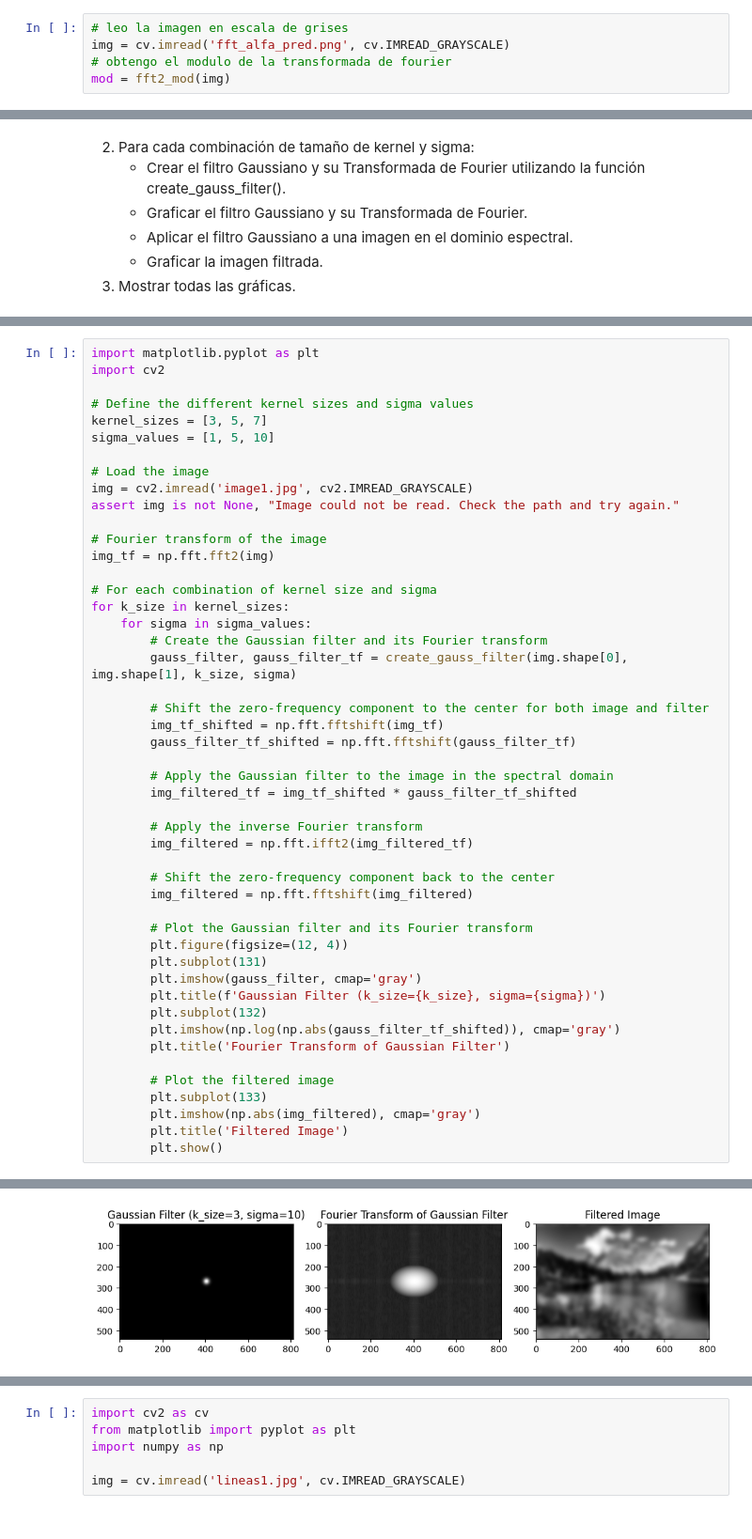
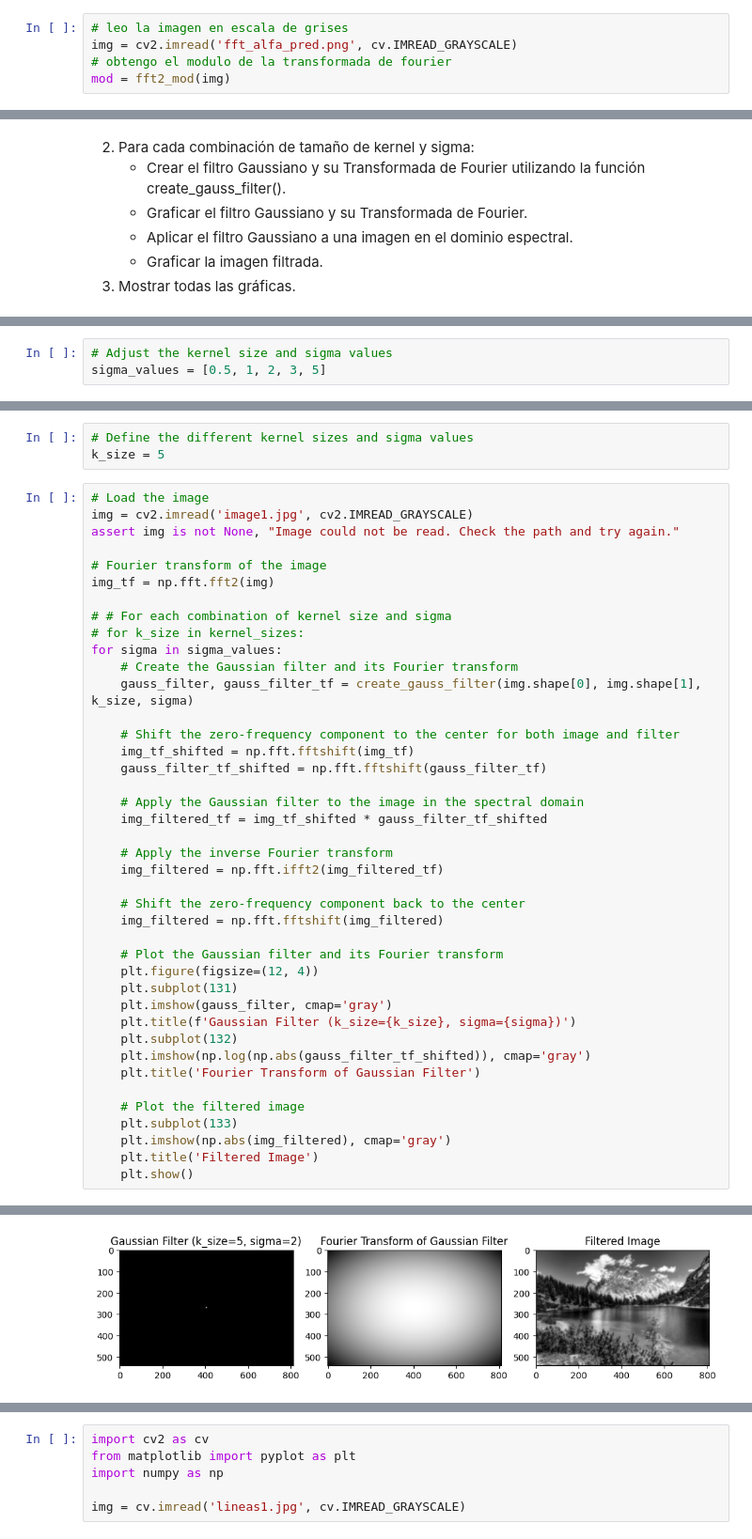
Before and after one commit to FIUBA-Posgrado-Inteligencia-Artificial/vision_computadora_I, a Jupyter notebook: Codigo/Clase3/03.Fourier.ipynb, the cells around one changed output, grey strips where cells are left out. Shown at 94% size. Drawn from its saved outputs; the diff is of its cells as text.

```diff
--- a/Codigo/Clase3/03.Fourier.ipynb
+++ b/Codigo/Clase3/03.Fourier.ipynb
@@ -78,6 +78,6 @@ def create_hp_filter(height, width, radius=60):
 # %%
 # leo la imagen en escala de grises
-img = cv.imread('fft_alfa_pred.png', cv.IMREAD_GRAYSCALE)
+img = cv2.imread('fft_alfa_pred.png', cv.IMREAD_GRAYSCALE)
 # obtengo el modulo de la transformada de fourier
 mod = fft2_mod(img)
 # %%
@@ -220,0 +223,3 @@ Primero, necesitamos un plan para abordar esta tarea:
+# %%
+# Adjust the kernel size and sigma values
+sigma_values = [0.5, 1, 2, 3, 5]
@@ -221,11 +228,7 @@ Primero, necesitamos un plan para abordar esta tarea:
+# %%
+# Define the different kernel sizes and sigma values
+k_size = 5
 # %%
-import matplotlib.pyplot as plt
-import cv2
-
-# Define the different kernel sizes and sigma values
-kernel_sizes = [3, 5, 7]
-sigma_values = [1, 5, 10]
-
 # Load the image
 img = cv2.imread('image1.jpg', cv2.IMREAD_GRAYSCALE)
 assert img is not None, "Image could not be read. Check the path and try again."
@@ -233,37 +236,37 @@ assert img is not None, "Image could not be read. Check the path and try again."
 # Fourier transform of the image
 img_tf = np.fft.fft2(img)
 
-# For each combination of kernel size and sigma
-for k_size in kernel_sizes:
-    for sigma in sigma_values:
-        # Create the Gaussian filter and its Fourier transform
-        gauss_filter, gauss_filter_tf = create_gauss_filter(img.shape[0], img.shape[1], k_size, sigma)
+# # For each combination of kernel size and sigma
+# for k_size in kernel_sizes:
+for sigma in sigma_values:
+    # Create the Gaussian filter and its Fourier transform
+    gauss_filter, gauss_filter_tf = create_gauss_filter(img.shape[0], img.shape[1], k_size, sigma)
 
-        # Shift the zero-frequency component to the center for both image and filter
-        img_tf_shifted = np.fft.fftshift(img_tf)
-        gauss_filter_tf_shifted = np.fft.fftshift(gauss_filter_tf)
+    # Shift the zero-frequency component to the center for both image and filter
+    img_tf_shifted = np.fft.fftshift(img_tf)
+    gauss_filter_tf_shifted = np.fft.fftshift(gauss_filter_tf)
 
-        # Apply the Gaussian filter to the image in the spectral domain
-        img_filtered_tf = img_tf_shifted * gauss_filter_tf_shifted
+    # Apply the Gaussian filter to the image in the spectral domain
+    img_filtered_tf = img_tf_shifted * gauss_filter_tf_shifted
 
-        # Apply the inverse Fourier transform
-        img_filtered = np.fft.ifft2(img_filtered_tf)
+    # Apply the inverse Fourier transform
+    img_filtered = np.fft.ifft2(img_filtered_tf)
 
-        # Shift the zero-frequency component back to the center
-        img_filtered = np.fft.fftshift(img_filtered)
+    # Shift the zero-frequency component back to the center
+    img_filtered = np.fft.fftshift(img_filtered)
 
-        # Plot the Gaussian filter and its Fourier transform
-        plt.figure(figsize=(12, 4))
-        plt.subplot(131)
-        plt.imshow(gauss_filter, cmap='gray')
-        plt.title(f'Gaussian Filter (k_size={k_size}, sigma={sigma})')
-        plt.subplot(132)
-        plt.imshow(np.log(np.abs(gauss_filter_tf_shifted)), cmap='gray')
-        plt.title('Fourier Transform of Gaussian Filter')
+    # Plot the Gaussian filter and its Fourier transform
+    plt.figure(figsize=(12, 4))
+    plt.subplot(131)
+    plt.imshow(gauss_filter, cmap='gray')
+    plt.title(f'Gaussian Filter (k_size={k_size}, sigma={sigma})')
+    plt.subplot(132)
+    plt.imshow(np.log(np.abs(gauss_filter_tf_shifted)), cmap='gray')
+    plt.title('Fourier Transform of Gaussian Filter')
 
-        # Plot the filtered image
-        plt.subplot(133)
-        plt.imshow(np.abs(img_filtered), cmap='gray')
-        plt.title('Filtered Image')
-        plt.show()
+    # Plot the filtered image
+    plt.subplot(133)
+    plt.imshow(np.abs(img_filtered), cmap='gray')
+    plt.title('Filtered Image')
+    plt.show()
 # %% [output]
@@ -272 +275 @@ for k_size in kernel_sizes:
-[figure, old version]
+[figure, new version]
```
Also changed, not shown: parts of 22 cells of this notebook, 2 other files.
